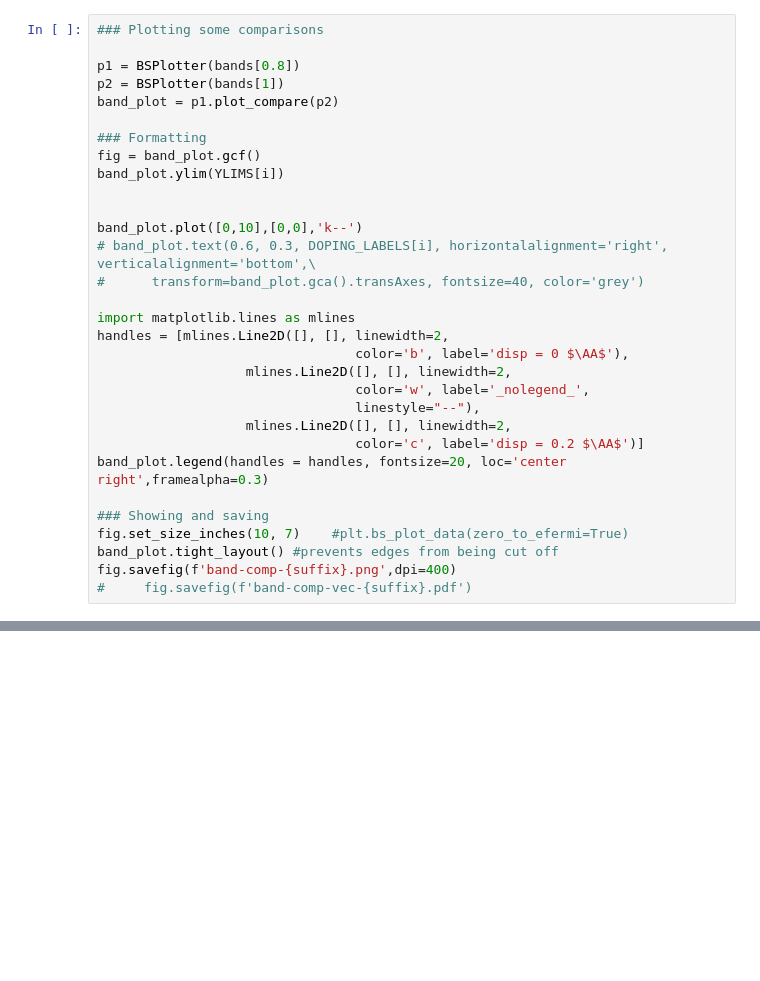
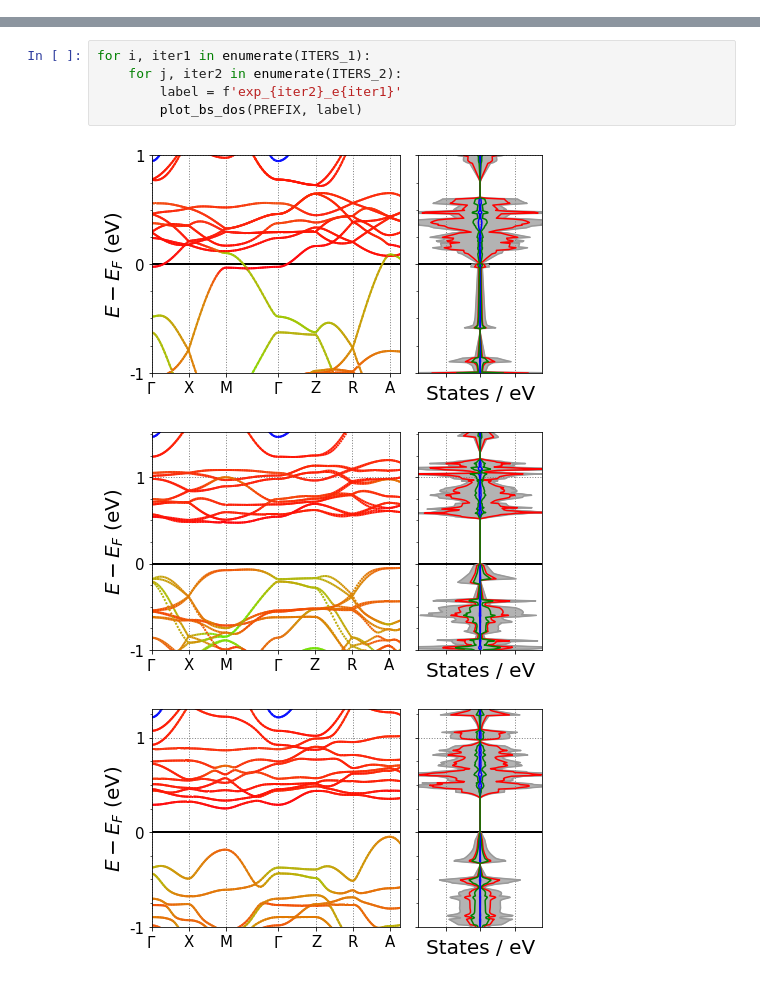
Before and after one commit to kyledmiller/kdm_vault, a Jupyter notebook: scripts_dft/plot_bs-and-dos.ipynb, the cells around one changed output, grey strips where cells are left out. Drawn from its saved outputs; the diff is of its cells as text; blank space fills up the shorter version.

Commit message:
revamped dos plotting, tweaked other plotting scripts, fetch script

```diff
--- a/scripts_dft/plot_bs-and-dos.ipynb
+++ b/scripts_dft/plot_bs-and-dos.ipynb
@@ -101,31 +0,0 @@ fig.savefig(f'band-comp-vec-{suffix}.pdf')
-# %%
-### Plotting some comparisons
-
-p1 = BSPlotter(bands[0.8])
-p2 = BSPlotter(bands[1])
-band_plot = p1.plot_compare(p2)
-
-### Formatting
-fig = band_plot.gcf()
-band_plot.ylim(YLIMS[i])
-
-
-band_plot.plot([0,10],[0,0],'k--')
-# band_plot.text(0.6, 0.3, DOPING_LABELS[i], horizontalalignment='right', verticalalignment='bottom',\
-#      transform=band_plot.gca().transAxes, fontsize=40, color='grey')
-
-import matplotlib.lines as mlines
-handles = [mlines.Line2D([], [], linewidth=2,
-                                 color='b', label='disp = 0 $\AA$'),
-                   mlines.Line2D([], [], linewidth=2,
-                                 color='w', label='_nolegend_',
-                                 linestyle="--"),
-                   mlines.Line2D([], [], linewidth=2,
-                                 color='c', label='disp = 0.2 $\AA$')]
-band_plot.legend(handles = handles, fontsize=20, loc='center right',framealpha=0.3)
-
-### Showing and saving
-fig.set_size_inches(10, 7)    #plt.bs_plot_data(zero_to_efermi=True)
-band_plot.tight_layout() #prevents edges from being cut off
-fig.savefig(f'band-comp-{suffix}.png',dpi=400)
-#     fig.savefig(f'band-comp-vec-{suffix}.pdf')
@@ -131,0 +68,9 @@ fig.savefig(f'band-comp-{suffix}.png',dpi=400)
+# %%
+for i, iter1 in enumerate(ITERS_1):
+    for j, iter2 in enumerate(ITERS_2):
+        label = f'exp_{iter2}_e{iter1}'
+        plot_bs_dos(PREFIX, label)
+# %% [output]
+[figure, added]
+[figure, added]
+[figure, added]
```
Also changed, not shown: parts of 6 cells of this notebook, 4 other files.
